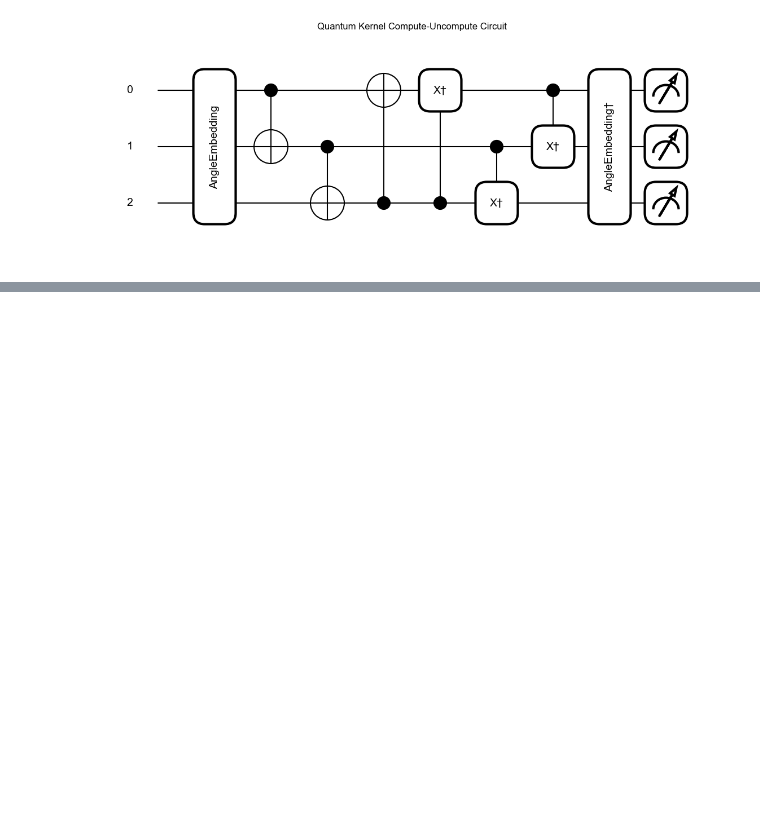
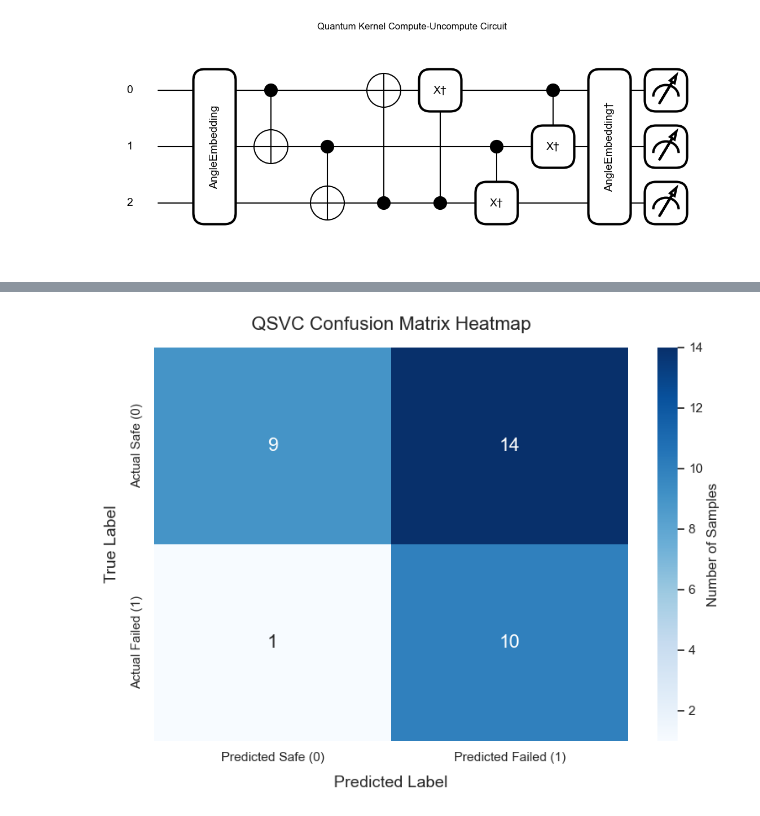
Before and after one commit to diem-john/Quantum-Kernel-Network-for-Power-System-Resiliency, a Jupyter notebook: QKN_POC_BIG.ipynb, the cells around one changed output, grey strips where cells are left out. Saved outputs shown, nothing was run; the diff lists cells and outputs as text; code cells hidden in the pictures; blank space fills up the shorter version.

```diff
--- a/QKN_POC_BIG.ipynb
+++ b/QKN_POC_BIG.ipynb
@@ -262,0 +296,24 @@ plt.show()
+# %%
+# 1. Compute the confusion matrix
+cm = confusion_matrix(y_test, y_pred)
+
+# 2. Set up the matplotlib figure
+plt.figure(figsize=(8, 6))
+
+# 3. Plot the heatmap using Seaborn
+sns.heatmap(cm, annot=True, fmt='d', cmap='Blues',
+            xticklabels=['Predicted Safe (0)', 'Predicted Failed (1)'],
+            yticklabels=['Actual Safe (0)', 'Actual Failed (1)'],
+            annot_kws={"size": 16},
+            cbar_kws={'label': 'Number of Samples'})
+
+# 4. Add titles and labels for clarity
+plt.title('QSVC Confusion Matrix Heatmap', fontsize=16, pad=15)
+plt.xlabel('Predicted Label', fontsize=14, labelpad=10)
+plt.ylabel('True Label', fontsize=14, labelpad=10)
+
+# 5. Render
+plt.tight_layout()
+plt.show()
+# %% [output]
+[figure, added]
```
Also changed, not shown: parts of 10 cells of this notebook, 11 other files.
